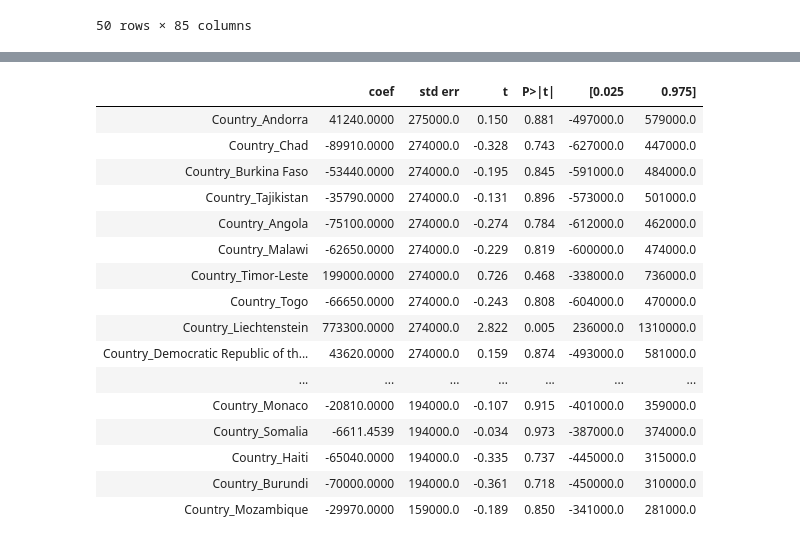
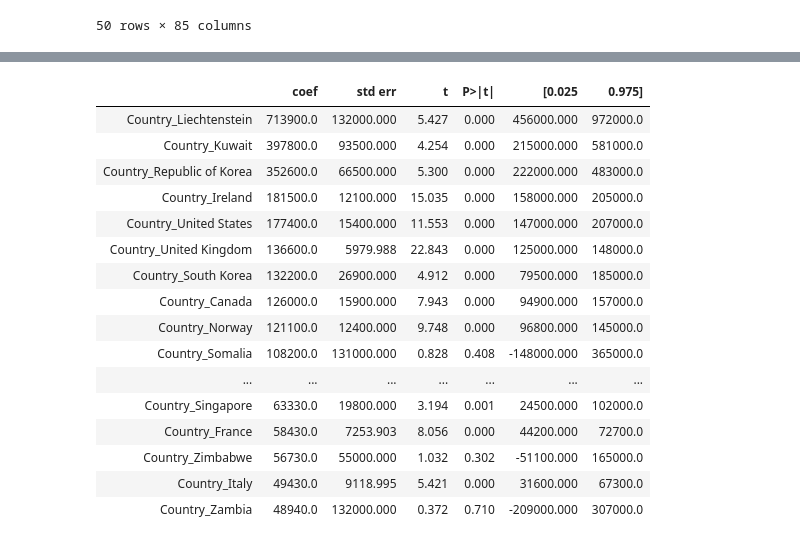
Before and after one commit to KennyMiyasato/developer_salary_predictor, a Jupyter notebook: charlie/charlie_index.ipynb, the cells around one changed output, grey strips where cells are left out. Saved outputs shown, nothing was run; the diff lists cells and outputs as text; code cells hidden in the pictures.

```diff
--- a/charlie/charlie_index.ipynb
+++ b/charlie/charlie_index.ipynb
@@ -296,2 +345,0 @@ def train_test(model,x,y):
-# %%
-model,variables,performance = train_test(regr,X,Y)
@@ -363,11 +346,12 @@ X.drop('Respondent',axis=1,inplace=True)
 # %%
 import statsmodels.api as sm
 # %%
-def sm_OLS(X,Y):
-    X = sm.add_constant(X)
-    model = sm.OLS(Y,X)
+def sm_OLS(x_values,y_values):
+    x_values = sm.add_constant(x_values)
+    model = sm.OLS(y_values,x_values)
     results = model.fit()
     results_summary = results.summary()
+    results_as_html = results_summary.tables[1].as_html()
 
     model_performance = {}
     model_performance['MSE'] = results.mse_model
@@ -381,11 +365,12 @@ def sm_OLS(X,Y):
 
     model_performance = pd.DataFrame.from_dict(model_performance,orient='index',columns=['Value'])
 
+    #print(results.summary())
     variables_as_html = results_summary.tables[1].as_html()
     variables = pd.read_html(results_as_html, header=0, index_col=0)[0]
 
     outcomes = {}
-    outcomes['Observed_values'] = Y
+    outcomes['Observed_values'] = y_values
     outcomes['Predicted_values'] = results.predict()
     outcomes['Residuals'] = results.resid
 
@@ -395,5 +380,8 @@ def sm_OLS(X,Y):
     #print(results.summary())
     return model_performance,variables,outcomes
 # %%
-sm_performance,sm_variables,outcomes = sm_OLS(X,Y)
+X = df.drop(columns=['Respondent','ConvertedComp'])
+Y = df['ConvertedComp']
+
+sm_performance,sm_variables,sm_outcomes = sm_OLS(X,Y)
 #sm_performance['Value'] = sm_performance['Value'].apply(lambda x: round(x,10))
@@ -405,3 +388,5 @@ Name: MSE_resid, dtype: float64
+# %%
+pd.set_option('display.max_rows',2000)
 # %%
 sm_performance.transpose()
 # %% [output]
@@ -442,20 +431,20 @@ outcomes
 # %%
-variables.sort_values('std err',ascending=False)[:25]
+sm_variables.sort_values('coef',ascending=False)[:25]
 # %% [output]
 |  | coef | std err | t | P>|t| | [0.025 | 0.975] |
-| Country_Andorra | 41240.0000 | 275000.0 | 0.150 | 0.881 | -497000.0 | 579000.0 |
-| Country_Chad | -89910.0000 | 274000.0 | -0.328 | 0.743 | -627000.0 | 447000.0 |
-| Country_Burkina Faso | -53440.0000 | 274000.0 | -0.195 | 0.845 | -591000.0 | 484000.0 |
-| Country_Tajikistan | -35790.0000 | 274000.0 | -0.131 | 0.896 | -573000.0 | 501000.0 |
-| Country_Angola | -75100.0000 | 274000.0 | -0.274 | 0.784 | -612000.0 | 462000.0 |
-| Country_Malawi | -62650.0000 | 274000.0 | -0.229 | 0.819 | -600000.0 | 474000.0 |
-| Country_Timor-Leste | 199000.0000 | 274000.0 | 0.726 | 0.468 | -338000.0 | 736000.0 |
-| Country_Togo | -66650.0000 | 274000.0 | -0.243 | 0.808 | -604000.0 | 470000.0 |
-| Country_Liechtenstein | 773300.0000 | 274000.0 | 2.822 | 0.005 | 236000.0 | 1310000.0 |
-| Country_Democratic Republic of th... | 43620.0000 | 274000.0 | 0.159 | 0.874 | -493000.0 | 581000.0 |
+| Country_Liechtenstein | 713900.0 | 132000.000 | 5.427 | 0.000 | 456000.000 | 972000.0 |
+| Country_Kuwait | 397800.0 | 93500.000 | 4.254 | 0.000 | 215000.000 | 581000.0 |
+| Country_Republic of Korea | 352600.0 | 66500.000 | 5.300 | 0.000 | 222000.000 | 483000.0 |
+| Country_Ireland | 181500.0 | 12100.000 | 15.035 | 0.000 | 158000.000 | 205000.0 |
+| Country_United States | 177400.0 | 15400.000 | 11.553 | 0.000 | 147000.000 | 207000.0 |
+| Country_United Kingdom | 136600.0 | 5979.988 | 22.843 | 0.000 | 125000.000 | 148000.0 |
+| Country_South Korea | 132200.0 | 26900.000 | 4.912 | 0.000 | 79500.000 | 185000.0 |
+| Country_Canada | 126000.0 | 15900.000 | 7.943 | 0.000 | 94900.000 | 157000.0 |
+| Country_Norway | 121100.0 | 12400.000 | 9.748 | 0.000 | 96800.000 | 145000.0 |
+| Country_Somalia | 108200.0 | 131000.000 | 0.828 | 0.408 | -148000.000 | 365000.0 |
 | ... | ... | ... | ... | ... | ... | ... |
-| Country_Monaco | -20810.0000 | 194000.0 | -0.107 | 0.915 | -401000.0 | 359000.0 |
-| Country_Somalia | -6611.4539 | 194000.0 | -0.034 | 0.973 | -387000.0 | 374000.0 |
-| Country_Haiti | -65040.0000 | 194000.0 | -0.335 | 0.737 | -445000.0 | 315000.0 |
-| Country_Burundi | -70000.0000 | 194000.0 | -0.361 | 0.718 | -450000.0 | 310000.0 |
-| Country_Mozambique | -29970.0000 | 159000.0 | -0.189 | 0.850 | -341000.0 | 281000.0 |
+| Country_Singapore | 63330.0 | 19800.000 | 3.194 | 0.001 | 24500.000 | 102000.0 |
+| Country_France | 58430.0 | 7253.903 | 8.056 | 0.000 | 44200.000 | 72700.0 |
+| Country_Zimbabwe | 56730.0 | 55000.000 | 1.032 | 0.302 | -51100.000 | 165000.0 |
+| Country_Italy | 49430.0 | 9118.995 | 5.421 | 0.000 | 31600.000 | 67300.0 |
+| Country_Zambia | 48940.0 | 132000.000 | 0.372 | 0.710 | -209000.000 | 307000.0 |
```
Also changed, not shown: parts of 64 cells of this notebook.
